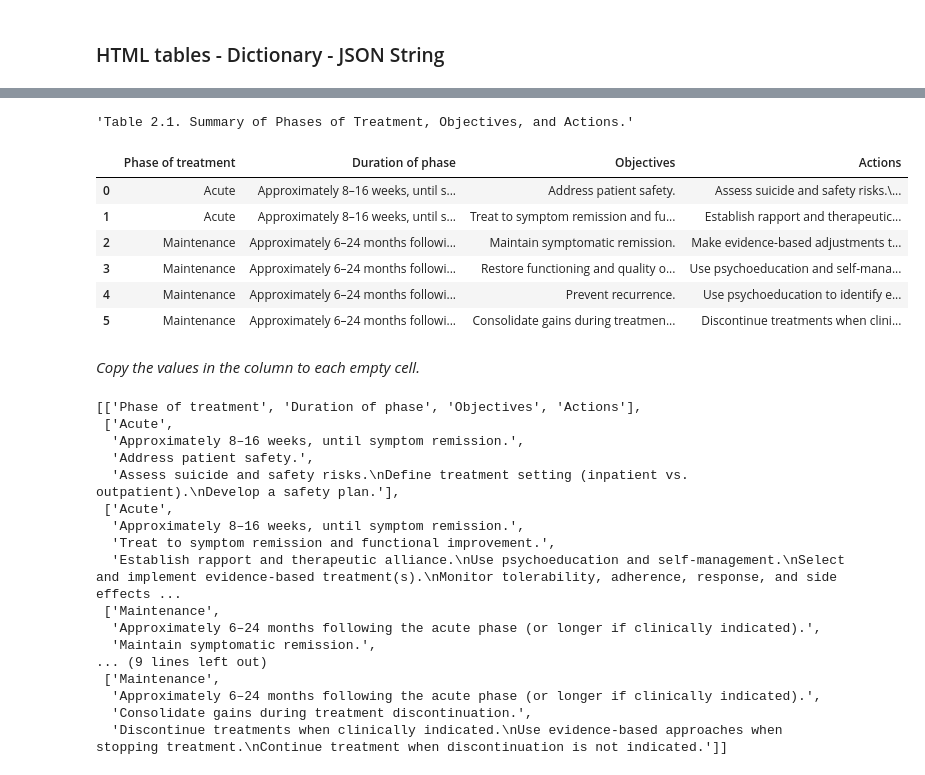
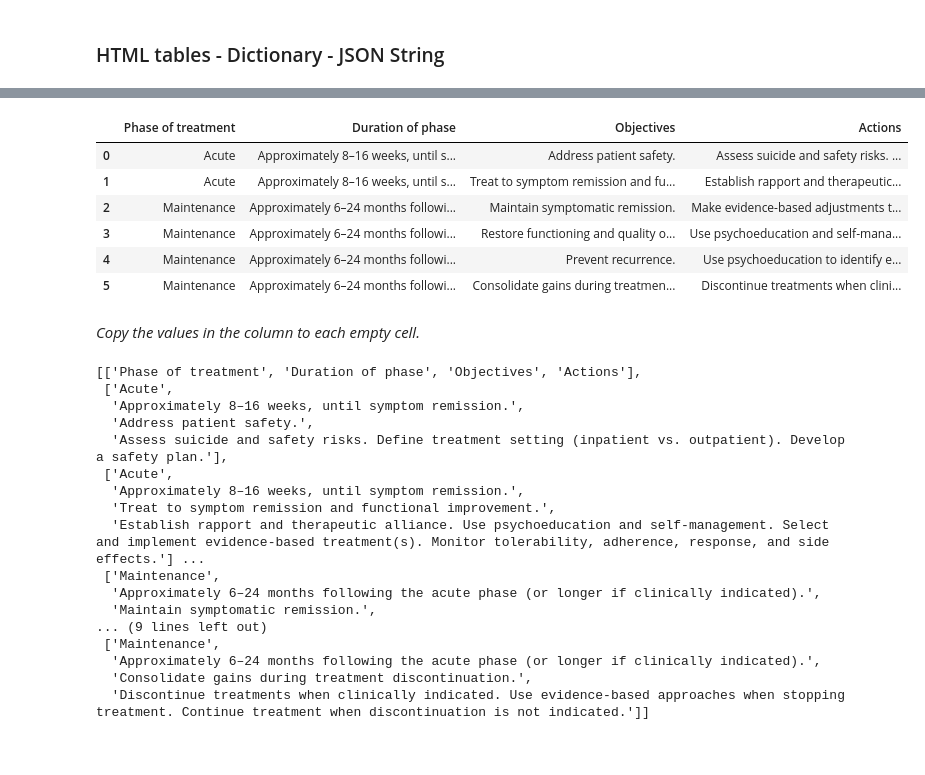
Before and after one commit to aikalee/TherapyRecipe, a Jupyter notebook: draft/table_processing.ipynb, the cells around one changed output, grey strips where cells are left out. Saved outputs shown, nothing was run; the diff lists cells and outputs as text; code cells hidden in the pictures.

Commit message:
added metadata and wrapped the code with functions

```diff
--- a/draft/table_processing.ipynb
+++ b/draft/table_processing.ipynb
@@ -13,11 +13,11 @@ with open("../data/table2-1.html", encoding="utf-8") as f:
 soup = BeautifulSoup(html)
 tbl1 = soup.find_all("table")[0]
 # %%
-table_section = soup.select_one('[id^="table"]')
-table_name = table_section.h1.text
-table_caption = table_section.select_one('.caption p').text
+def get_table_metadata(soup):
 
-table_label = table_name + " " + table_caption
-table_label
+    table_section = soup.select_one('[id^="table"]')
+    table_name = table_section.h1.text
+    table_caption = table_section.select_one('.caption p').text
+    table_label = table_name + " " + table_caption
+
+    return table_name, table_caption, table_label
-# %% [output]
-'Table 2.1. Summary of Phases of Treatment, Objectives, and Actions.'
@@ -35,35 +37,35 @@ for row_index, tr in enumerate(tbl1.find_all("tr")):
 
     while col_index in rowspan_tracker:
         value, remaining = rowspan_tracker[col_index]
         row.append(value)
         remaining -= 1
         if remaining == 0:
             del rowspan_tracker[col_index]
         else:
             rowspan_tracker[col_index] = (value, remaining)
         col_index += 1
 
 
     for cell in tr.find_all(["td", "th"]):
 
-        cell_text =  cell.text.strip()
+        cell_text =  cell.get_text(separator=" ", strip=True)
         rowspan = int(cell.get("rowspan", 1))
 
         row.append(cell_text)
 
         if rowspan > 1:
             rowspan_tracker[col_index] = (cell_text, rowspan - 1)
 
         col_index += 1
 
     table_data.append(row)
 
 
 df = pd.DataFrame(table_data[1:], columns=table_data[0])
 df
 # %% [output]
 |  | Phase of treatment | Duration of phase | Objectives | Actions |
-| 0 | Acute | Approximately 8–16 weeks, until s... | Address patient safety. | Assess suicide and safety risks.\... |
+| 0 | Acute | Approximately 8–16 weeks, until s... | Address patient safety. | Assess suicide and safety risks. ... |
 | 1 | Acute | Approximately 8–16 weeks, until s... | Treat to symptom remission and fu... | Establish rapport and therapeutic... |
 | 2 | Maintenance | Approximately 6–24 months followi... | Maintain symptomatic remission. | Make evidence-based adjustments t... |
 | 3 | Maintenance | Approximately 6–24 months followi... | Restore functioning and quality o... | Use psychoeducation and self-mana... |
@@ -78,11 +80,11 @@ table_data
  ['Acute',
   'Approximately 8–16 weeks, until symptom remission.',
   'Address patient safety.',
-  'Assess suicide and safety risks.\nDefine treatment setting (inpatient vs. outpatient).\nDevelop a safety plan.'],
+  'Assess suicide and safety risks. Define treatment setting (inpatient vs. outpatient). Develop a safety plan.'],
  ['Acute',
   'Approximately 8–16 weeks, until symptom remission.',
   'Treat to symptom remission and functional improvement.',
-  'Establish rapport and therapeutic alliance.\nUse psychoeducation and self-management.\nSelect and implement evidence-based treatment(s).\nMonitor tolerability, adherence, response, and side effects ...
+  'Establish rapport and therapeutic alliance. Use psychoeducation and self-management. Select and implement evidence-based treatment(s). Monitor tolerability, adherence, response, and side effects.'] ...
  ['Maintenance',
   'Approximately 6–24 months following the acute phase (or longer if clinically indicated).',
   'Maintain symptomatic remission.',
@@ -90,4 +92,4 @@ table_data
  ['Maintenance',
   'Approximately 6–24 months following the acute phase (or longer if clinically indicated).',
   'Consolidate gains during treatment discontinuation.',
-  'Discontinue treatments when clinically indicated.\nUse evidence-based approaches when stopping treatment.\nContinue treatment when discontinuation is not indicated.']]
+  'Discontinue treatments when clinically indicated. Use evidence-based approaches when stopping treatment. Continue treatment when discontinuation is not indicated.']]
```
Also changed, not shown: parts of 7 cells of this notebook, 1 other file.
